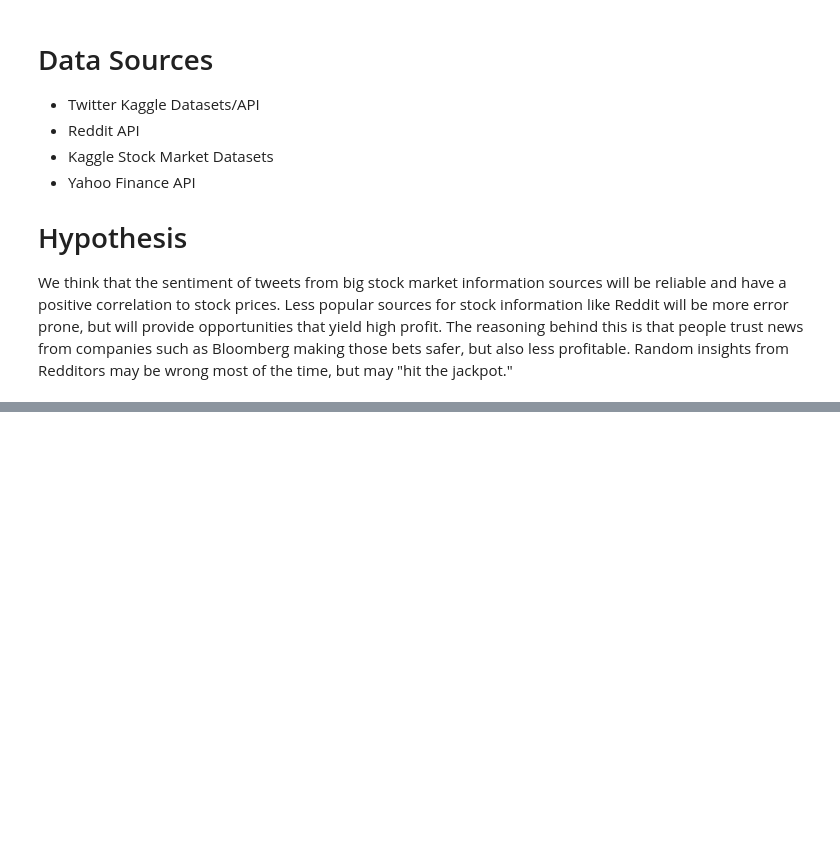
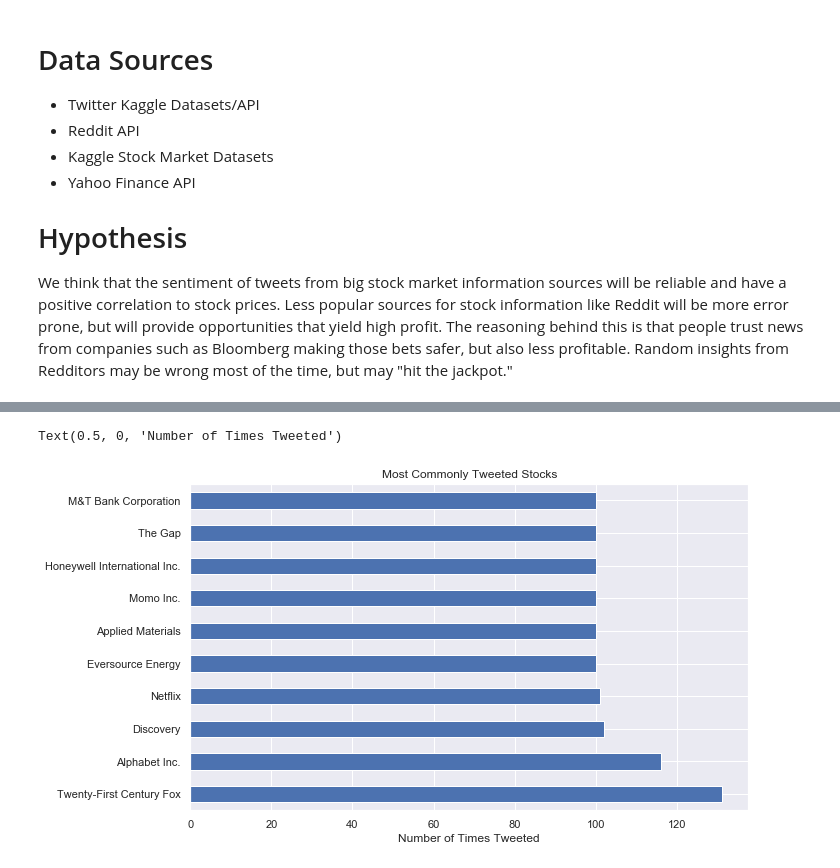
Before and after one commit to gilaniasher/sentiment-driven-market-analysis, a Jupyter notebook: results.ipynb, the cells around one changed output, grey strips where cells are left out. Saved outputs shown, nothing was run; the diff lists cells and outputs as text; code cells hidden in the pictures; blank space fills up the shorter version.

```diff
--- a/results.ipynb
+++ b/results.ipynb
@@ -33,0 +33,7 @@ Index(['id', 'text', 'timestamp', 'source', 'symbols', 'company_names', 'url',
+# %%
+ax = tweet_df.company_names.value_counts().sort_values(ascending=False).head(10).plot.barh(figsize=(10, 6))
+ax.set_title('Most Commonly Tweeted Stocks')
+ax.set_xlabel('Number of Times Tweeted')
+# %% [output]
+Text(0.5, 0, 'Number of Times Tweeted')
+[figure, added]
```
Also changed, not shown: parts of 13 cells of this notebook.
